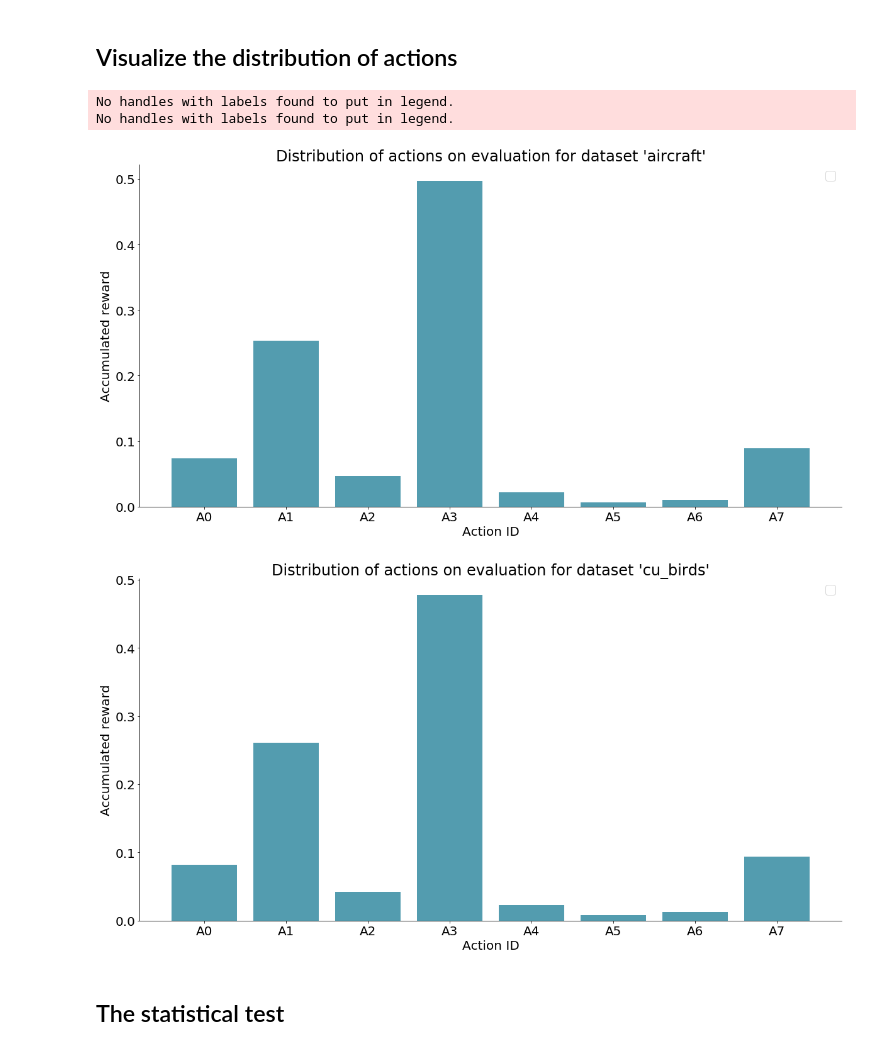
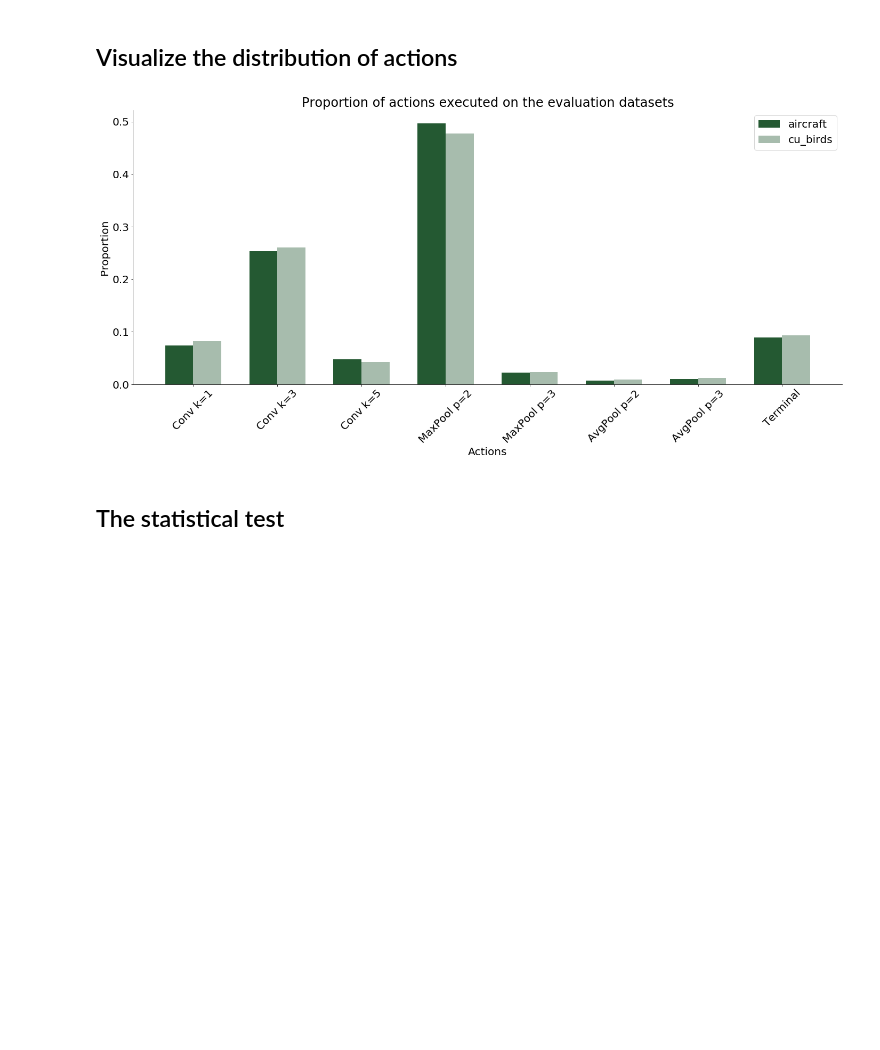
Before and after one commit to gomerudo/nas-dmrl, a Jupyter notebook: notebooks/VisualizeFinalPlots-Evaluation.ipynb, the cells around one changed output. Saved outputs shown, nothing was run; the diff lists cells and outputs as text; code cells hidden in the pictures; blank space fills up the shorter version.

```diff
--- a/notebooks/VisualizeFinalPlots-Evaluation.ipynb
+++ b/notebooks/VisualizeFinalPlots-Evaluation.ipynb
@@ -204,58 +204,63 @@ matplotlib.rc('axes.spines', top = False, right = False)
 matplotlib.rc('axes', grid = False)
 # Set backgound color to white
 matplotlib.rc('axes', facecolor = 'white')
+matplotlib.rc('figure', autolayout=True)
+
 
 
 
 # Get the selected cells
 selected_dirs = []
 
 for key, widget in dict_widgets.items():
     if widget.value:
         selected_dirs.append(key)
 
 cdir = selected_dirs[0]
 src_dir = "{dir}".format(dir=cdir)
 
 actions_dist_csv = "{src}/actions_dist.csv".format(src=src_dir)
 actions_dist_df = pd.read_csv(actions_dist_csv)
 
 max_acc = 0
 res = {}
+fig, ax = plt.subplots()
+enable = False
 for dataset in ['aircraft', 'cu_birds']:
     dataset_actions_dist_df = actions_dist_df[actions_dist_df['dataset'] == dataset]
-#     print(dataset_actions_dist_df.head())
     # Create the plot object
-    fig, ax = plt.subplots()
+    indices = range(len(dataset_actions_dist_df['action_id']))
+#     if enable:
+    width = np.min(np.diff(indices))/3
+    if not enable:
+        ax.bar(indices - width/2., dataset_actions_dist_df['prop'], width, color = '#245932', alpha = 1, label=dataset)
+    else:
+        ax.bar(indices + width/2., dataset_actions_dist_df['prop'], width, color = '#245932', alpha = 0.4, label=dataset)
 
-    ax.bar(dataset_actions_dist_df['action_id'], dataset_actions_dist_df['prop'], color = '#539caf', alpha = 1)
-#     ax.plot(list(range(n_target)), res['omniglot'], lw = 2, color = '#3c73c7', alpha = 1, label="omniglot".format(dataset=dataset))
-#     ax.plot(list(range(n_target)), res['vgg_flower'], lw = 2, color = '#cc8410', alpha = 1, label="vgg_flower".format(dataset=dataset))
-#     ax.plot(list(range(n_target)), res['dtd'], lw = 2, color = '#1d1f1d', alpha = 1, label="dtd".format(dataset=dataset))
-
-    ax.set_title("Distribution of actions on evaluation for dataset '{dataset}'".format(dataset=dataset))
-    ax.set_xlabel("Action ID")
-    ax.set_ylabel(name_metric)
+    ax.set_title("Proportion of actions executed on the evaluation datasets".format(dataset=dataset))
+    ax.set_xlabel("Actions")
+    ax.set_ylabel("Proportion")
+    if not enable:
+        enable = True
 
 # ticks = ax.get_xticks()*120 + 5
 # ticks[0] = 0
 # ticks = np.array(ticks, dtype=np.int)
 # print(ticks)
-# ax.set_xticklabels(ticks, rotation=90)
-    ax.legend(loc = 'best')
-
-    import os
-    save_dir = '{root}/figures'.format(root=src_dir)
-    if not os.path.exists(save_dir):
-        os.mkdir(save_dir);
-    fig.savefig(
-        '{sdir}/actions-dist-{dataset}.png'.format(sdir=save_dir, dataset=dataset)
-    )   # save the figure to file
+list_names = ["Conv k=1", "Conv k=3", "Conv k=5", "MaxPool p=2", "MaxPool p=3", "AvgPool p=2", "AvgPool p=3", "Terminal"]
+ax.set_xticklabels(["0"] + list_names)
+# ax.set_xticklabels(["0"] + list(dataset_actions_dist_df['action_id']))
+ax.legend(loc = 'best')
+ax.tick_params(axis ='x', rotation = 45)
+import os
+save_dir = '{root}/figures'.format(root=src_dir)
+if not os.path.exists(save_dir):
+    os.mkdir(save_dir);
+fig.savefig(
+    '{sdir}/actions-dist-evaluation.png'.format(sdir=save_dir, dataset=dataset)
+)   # save the figure to file
 # %% [output]
-No handles with labels found to put in legend.
-No handles with labels found to put in legend.
-[figure, old version]
+[figure, new version]
-[figure, removed]
 # %% [markdown]
 ## The statistical test
 # %%
```
Also changed, not shown: parts of 7 cells of this notebook, 12 other files.
